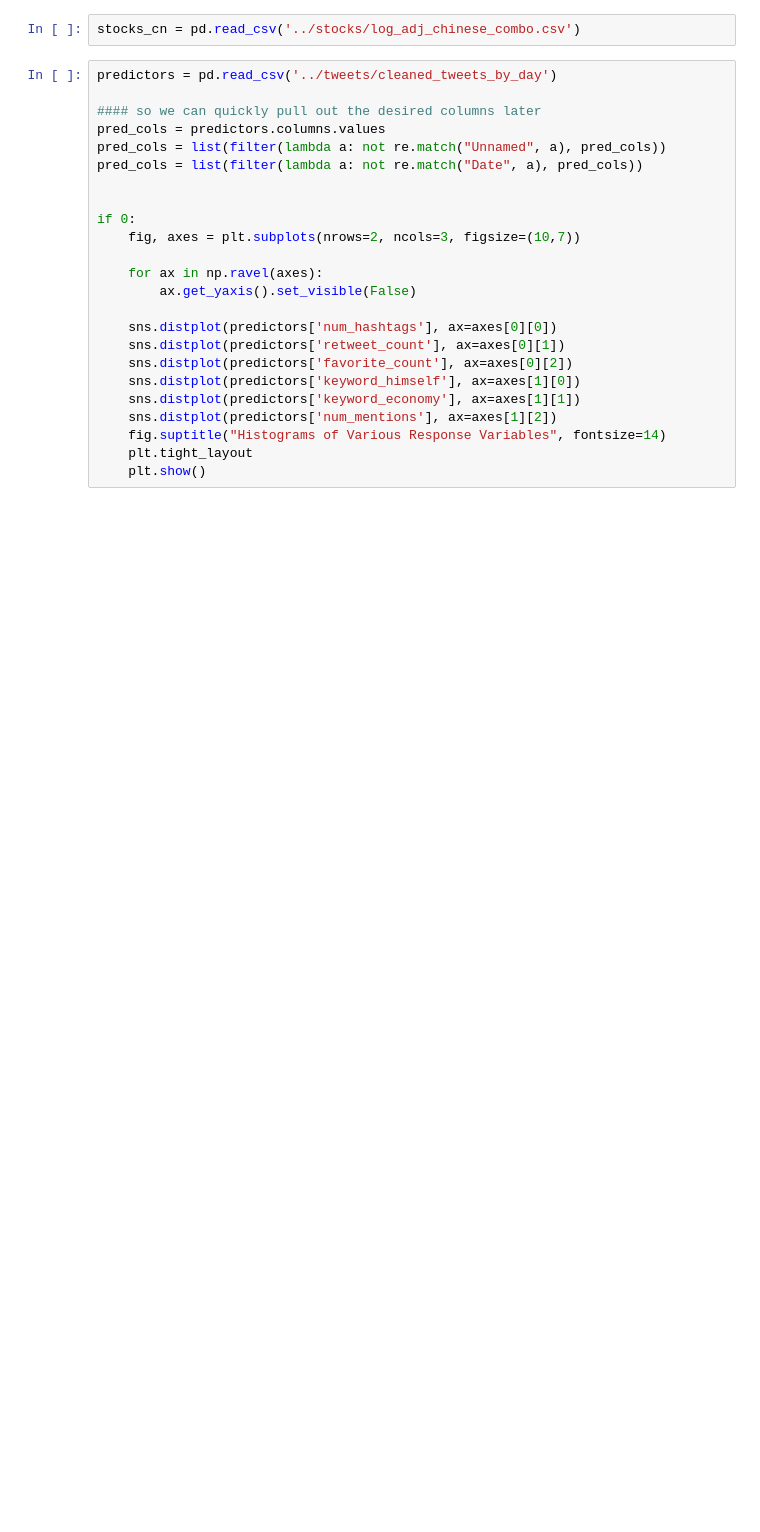
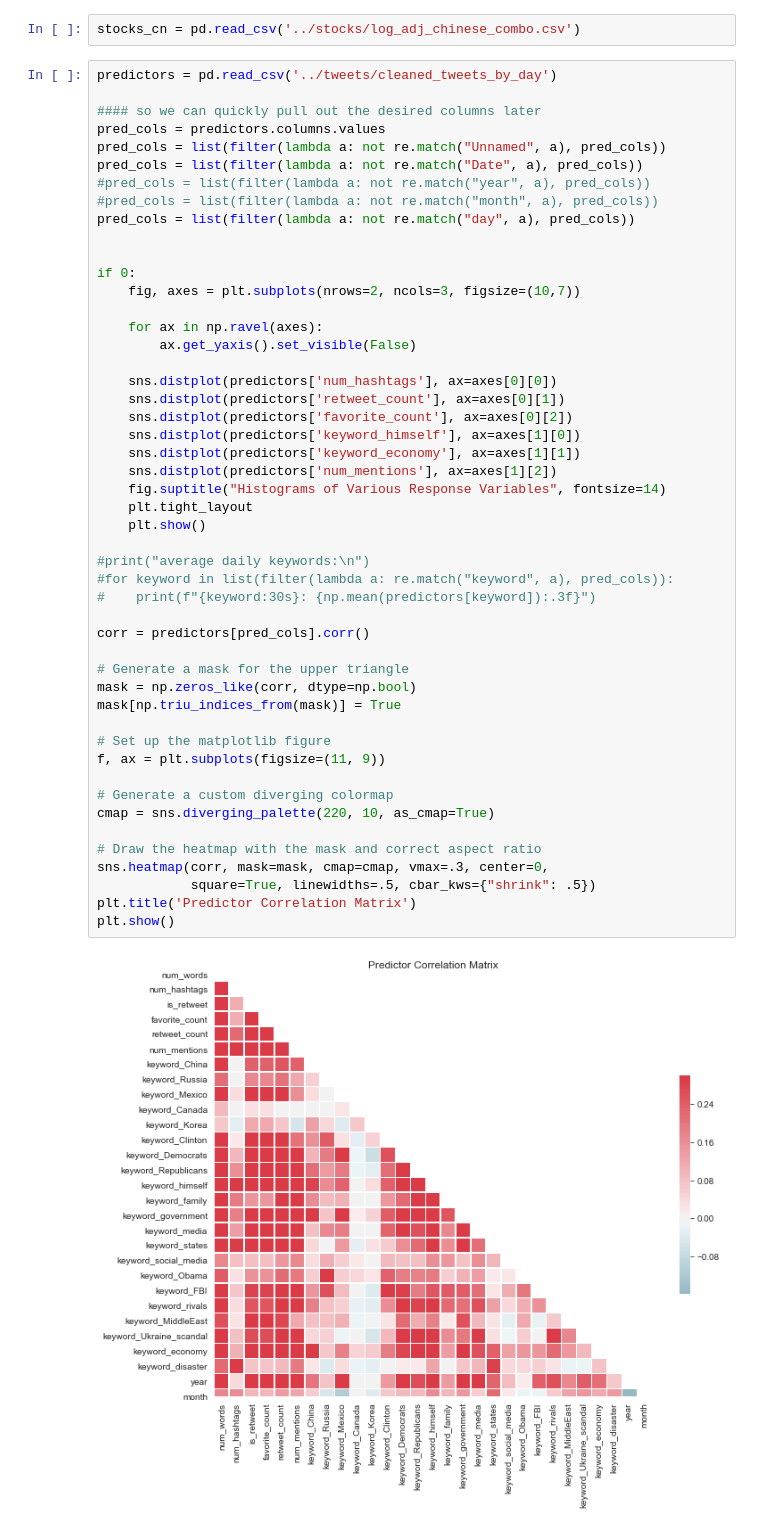
Before and after one commit to corinwagen/TrumpTweets, a Jupyter notebook: models/random_forest.ipynb, the cells around one changed output. Saved outputs shown, nothing was run; the diff lists cells and outputs as text; blank space fills up the shorter version.

```diff
--- a/models/random_forest.ipynb
+++ b/models/random_forest.ipynb
@@ -34,27 +34,54 @@ stocks_cn = pd.read_csv('../stocks/log_adj_chinese_combo.csv')
 # %%
 predictors = pd.read_csv('../tweets/cleaned_tweets_by_day')
 
 #### so we can quickly pull out the desired columns later
 pred_cols = predictors.columns.values
 pred_cols = list(filter(lambda a: not re.match("Unnamed", a), pred_cols))
 pred_cols = list(filter(lambda a: not re.match("Date", a), pred_cols))
+#pred_cols = list(filter(lambda a: not re.match("year", a), pred_cols))
+#pred_cols = list(filter(lambda a: not re.match("month", a), pred_cols))
+pred_cols = list(filter(lambda a: not re.match("day", a), pred_cols))
 
 
 if 0:
     fig, axes = plt.subplots(nrows=2, ncols=3, figsize=(10,7))
 
     for ax in np.ravel(axes):
         ax.get_yaxis().set_visible(False)
 
     sns.distplot(predictors['num_hashtags'], ax=axes[0][0])
     sns.distplot(predictors['retweet_count'], ax=axes[0][1])
     sns.distplot(predictors['favorite_count'], ax=axes[0][2])
     sns.distplot(predictors['keyword_himself'], ax=axes[1][0])
     sns.distplot(predictors['keyword_economy'], ax=axes[1][1])
     sns.distplot(predictors['num_mentions'], ax=axes[1][2])
     fig.suptitle("Histograms of Various Response Variables", fontsize=14)
     plt.tight_layout
     plt.show()
+
+#print("average daily keywords:\n")
+#for keyword in list(filter(lambda a: re.match("keyword", a), pred_cols)):
+#    print(f"{keyword:30s}: {np.mean(predictors[keyword]):.3f}")
+
+corr = predictors[pred_cols].corr()
+
+# Generate a mask for the upper triangle
+mask = np.zeros_like(corr, dtype=np.bool)
+mask[np.triu_indices_from(mask)] = True
+
+# Set up the matplotlib figure
+f, ax = plt.subplots(figsize=(11, 9))
+
+# Generate a custom diverging colormap
+cmap = sns.diverging_palette(220, 10, as_cmap=True)
+
+# Draw the heatmap with the mask and correct aspect ratio
+sns.heatmap(corr, mask=mask, cmap=cmap, vmax=.3, center=0,
+            square=True, linewidths=.5, cbar_kws={"shrink": .5})
+plt.title('Predictor Correlation Matrix')
+plt.show()
+# %% [output]
+[figure, added]
 # %%
 pred_bonds_10 = pd.merge(left=bonds_10, right=predictors, on='Date') # default is INNER join which is what we want
 #### now these have the same indices!
```
Also changed, not shown: parts of 4 cells of this notebook, 4 other files.
